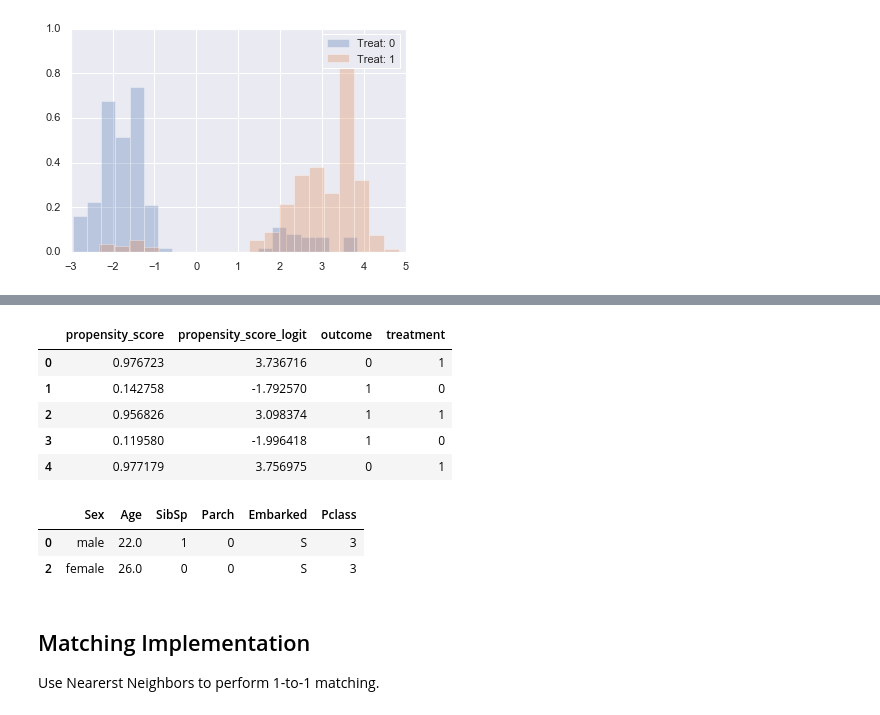
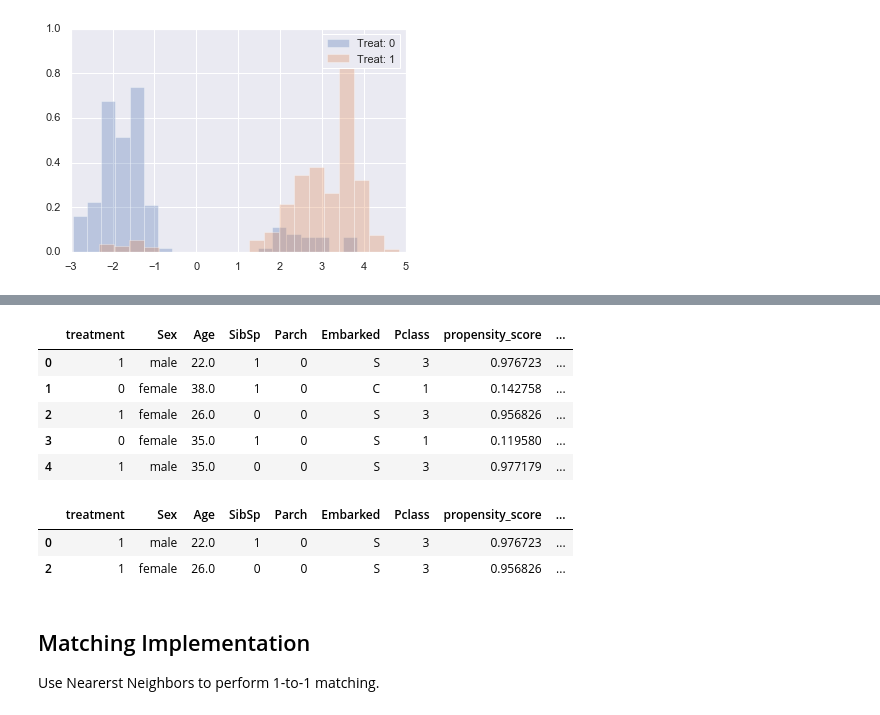
Before and after one commit to konosp/propensity-score-matching, a Jupyter notebook: PSM - v2.ipynb, the cells around one changed output, grey strips where cells are left out. Cells and saved outputs as stored; diff of their text form; code cells hidden in the pictures.

```diff
--- a/PSM - v2.ipynb
+++ b/PSM - v2.ipynb
@@ -66,7 +66,7 @@ pd.pivot_table(df[['treatment','Pclass','PassengerId']], \
 df_data = df[['treatment','Sex','Age','SibSp','Parch','Embarked', 'Pclass']]
 # %%
 T = df_data.treatment
-X = df_data.drop(columns = ['treatment'])
+X = df_data.loc[:,df_data.columns !='treatment']
 # %%
 X_encoded = pd.get_dummies(X, columns = ['Sex','Embarked', 'Pclass'], \
                            prefix = {'Sex':'sex', 'Embarked' : 'embarked', 'Pclass' : 'class'}, drop_first=True)
@@ -109,0 +111,4 @@ dt = pd.DataFrame(data = {'propensity_score': predictions[:,1],'propensity_score
+# %%
+df_data.loc[:,'propensity_score'] = predictions[:,1]
+df_data.loc[:,'propensity_score_logit'] = predictions_logit
+df_data.loc[:,'outcome'] = y.Survived
@@ -110,9 +126,9 @@ dt = pd.DataFrame(data = {'propensity_score': predictions[:,1],'propensity_score
 # %%
-dt.head()
+df_data.head()
 # %% [output]
-|  | propensity_score | propensity_score_logit | outcome | treatment |
-| 0 | 0.976723 | 3.736716 | 0 | 1 |
-| 1 | 0.142758 | -1.792570 | 1 | 0 |
-| 2 | 0.956826 | 3.098374 | 1 | 1 |
-| 3 | 0.119580 | -1.996418 | 1 | 0 |
-| 4 | 0.977179 | 3.756975 | 0 | 1 |
+|  | treatment | Sex | Age | SibSp | Parch | Embarked | Pclass | propensity_score | ... |
+| 0 | 1 | male | 22.0 | 1 | 0 | S | 3 | 0.976723 | ... |
+| 1 | 0 | female | 38.0 | 1 | 0 | C | 1 | 0.142758 | ... |
+| 2 | 1 | female | 26.0 | 0 | 0 | S | 3 | 0.956826 | ... |
+| 3 | 0 | female | 35.0 | 1 | 0 | S | 1 | 0.119580 | ... |
+| 4 | 1 | male | 35.0 | 0 | 0 | S | 3 | 0.977179 | ... |
@@ -121,11 +139,11 @@ dt.head()
 #               values = 'PassengerId', index = 'treatment', columns = 'Pclass',\
 #               aggfunc= np.count_nonzero)
 # %%
-X.loc[common_support].head(2)
+df_data.loc[common_support].head(2)
 # %% [output]
-|  | Sex | Age | SibSp | Parch | Embarked | Pclass |
-| 0 | male | 22.0 | 1 | 0 | S | 3 |
-| 2 | female | 26.0 | 0 | 0 | S | 3 |
+|  | treatment | Sex | Age | SibSp | Parch | Embarked | Pclass | propensity_score | ... |
+| 0 | 1 | male | 22.0 | 1 | 0 | S | 3 | 0.976723 | ... |
+| 2 | 1 | female | 26.0 | 0 | 0 | S | 3 | 0.956826 | ... |
 # %%
 # sns.barplot(x = dt['outcome'], y = dt['propensity_score'], hue = dt['treatment'])
 # %%
```
Also changed, not shown: parts of 20 cells of this notebook.
